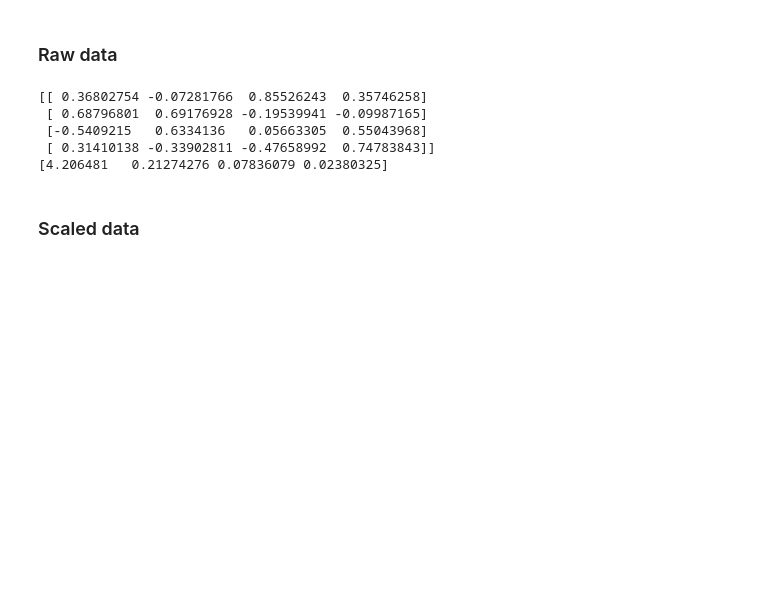
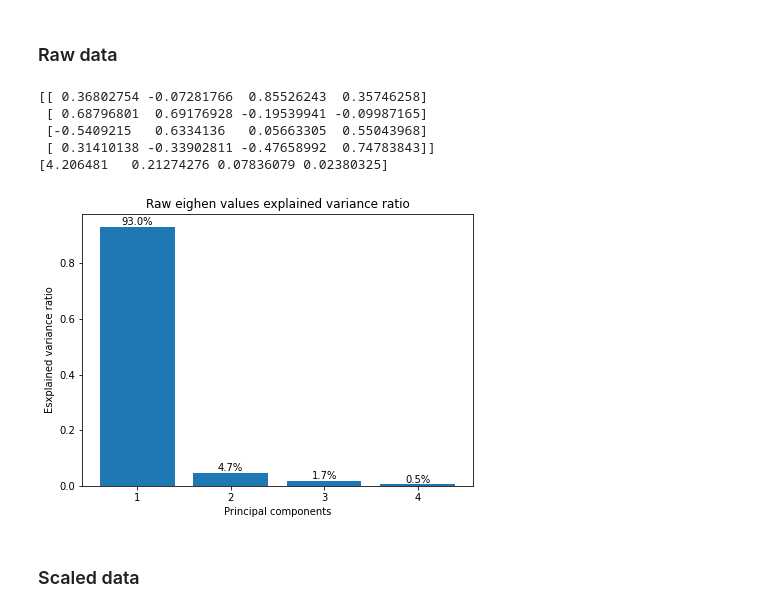
Before and after one commit to AirRunner/ift799-iris, a Jupyter notebook: visualisation/multivar_pca.ipynb, the cells around one changed output. Drawn from its saved outputs; the diff is of its cells as text; code cells hidden in the pictures; blank space fills up the shorter version.

Commit message:
Add raw eighen bars

```diff
--- a/visualisation/multivar_pca.ipynb
+++ b/visualisation/multivar_pca.ipynb
@@ -25,6 +25,24 @@ print(eighen_values)
  [-0.5409215   0.6334136   0.05663305  0.55043968]
  [ 0.31410138 -0.33902811 -0.47658992  0.74783843]]
 [4.206481   0.21274276 0.07836079 0.02380325]
+# %%
+import matplotlib.pyplot as plt
+
+plt.figure(figsize=(7, 5))
+bar = plt.bar(
+    [str(i+1) for i in range(eighen_values.shape[0])],
+    [l/sum(eighen_values) for l in eighen_values], align='center'
+)
+
+plt.ylabel("Esxplained variance ratio")
+plt.xlabel("Principal components")
+plt.title("Raw eighen values explained variance ratio")
+
+for rect in bar:
+    height = rect.get_height()
+    plt.text(rect.get_x() + rect.get_width() / 2, height, f"{height*100:.1f}%", ha='center', va='bottom')
+# %% [output]
+[figure, added]
 # %% [markdown]
 ### Scaled data
 # %%
```
Also changed, not shown: parts of 4 cells of this notebook, 2 other files.
